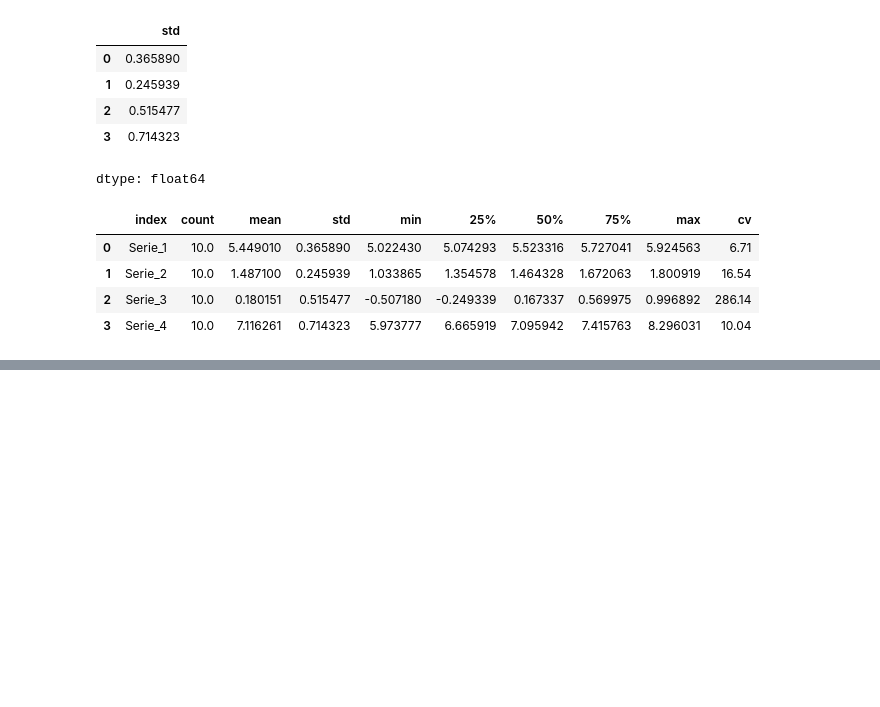
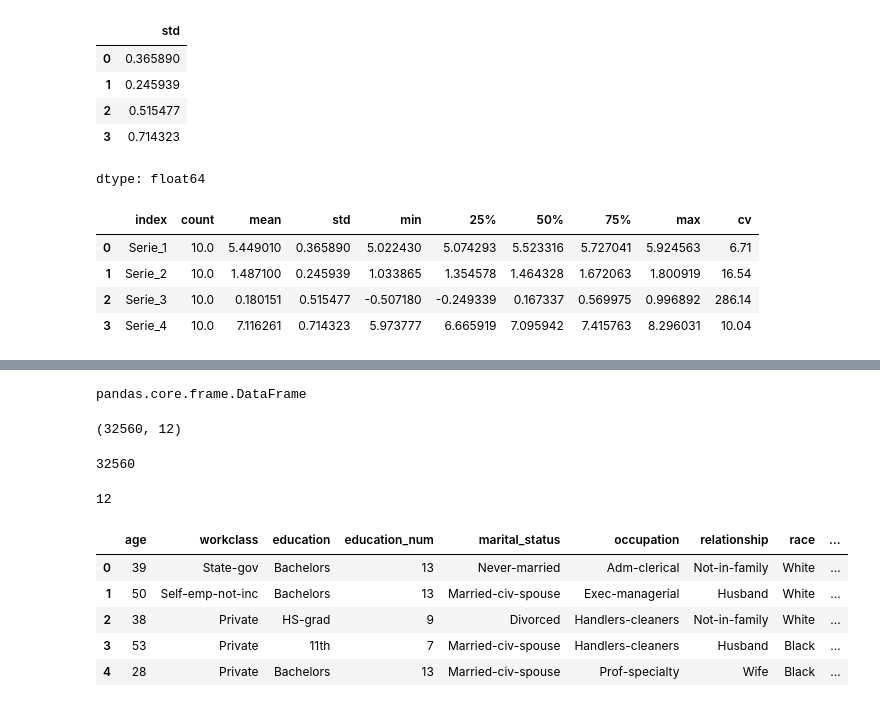
Before and after one commit to miad52/Python_UTEC, a Jupyter notebook: [8]_Python_UTEC_181224.ipynb, the cells around one changed output, grey strips where cells are left out. Drawn from its saved outputs; the diff is of its cells as text; code cells hidden in the pictures; blank space fills up the shorter version.

```diff
--- a/[8]_Python_UTEC_181224.ipynb
+++ b/[8]_Python_UTEC_181224.ipynb
@@ -222,0 +228,35 @@ res_data_dc
+# %%
+ruta_ = "/gdrive/My Drive/colab_material"
+dataset = "/census.csv"
+# %%
+# Leer el archivo csv desde nuestro Google Drive
+# Llevaremos a Google Colab
+import pandas as pd
+data_census = pd.read_csv(ruta_ + dataset, sep=",")
+# %%
+type(data_census)
+# %% [output]
+pandas.core.frame.DataFrame
+# %%
+data_census.shape
+# %% [output]
+(32560, 12)
+# %%
+# Accedo al número de filas del DataFrame
+data_census.shape[0]
+# %% [output]
+32560
+# %%
+# Accedo al número de columnas del DataFrame
+data_census.shape[1]
+# %% [output]
+12
+# %%
+data_census.head(5)
+# %% [output]
+|  | age | workclass | education | education_num | marital_status | occupation | relationship | race | ... |
+| 0 | 39 | State-gov | Bachelors | 13 | Never-married | Adm-clerical | Not-in-family | White | ... |
+| 1 | 50 | Self-emp-not-inc | Bachelors | 13 | Married-civ-spouse | Exec-managerial | Husband | White | ... |
+| 2 | 38 | Private | HS-grad | 9 | Divorced | Handlers-cleaners | Not-in-family | White | ... |
+| 3 | 53 | Private | 11th | 7 | Married-civ-spouse | Handlers-cleaners | Husband | Black | ... |
+| 4 | 28 | Private | Bachelors | 13 | Married-civ-spouse | Prof-specialty | Wife | Black | ... |
```
Also changed, not shown: parts of 7 cells of this notebook.
